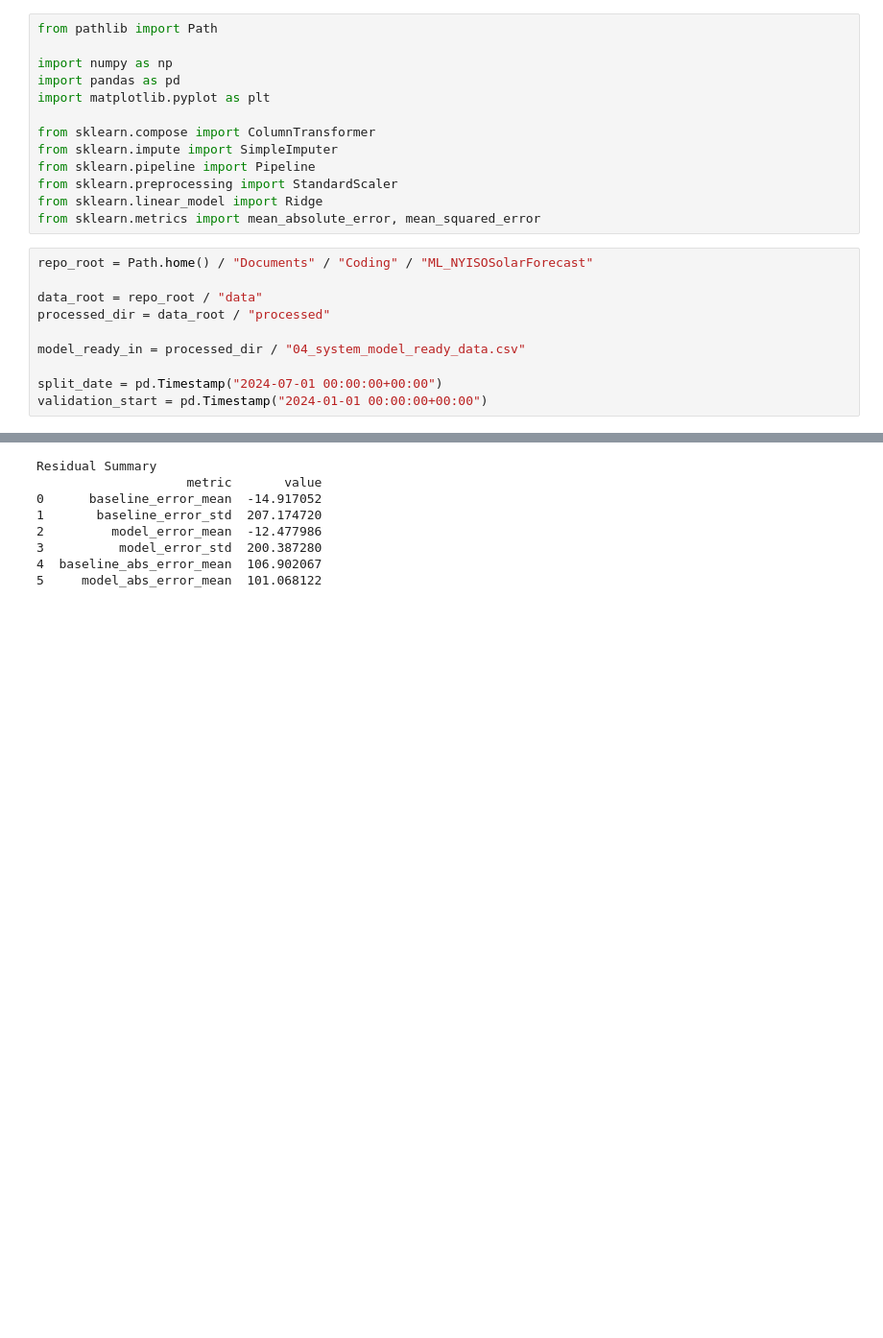
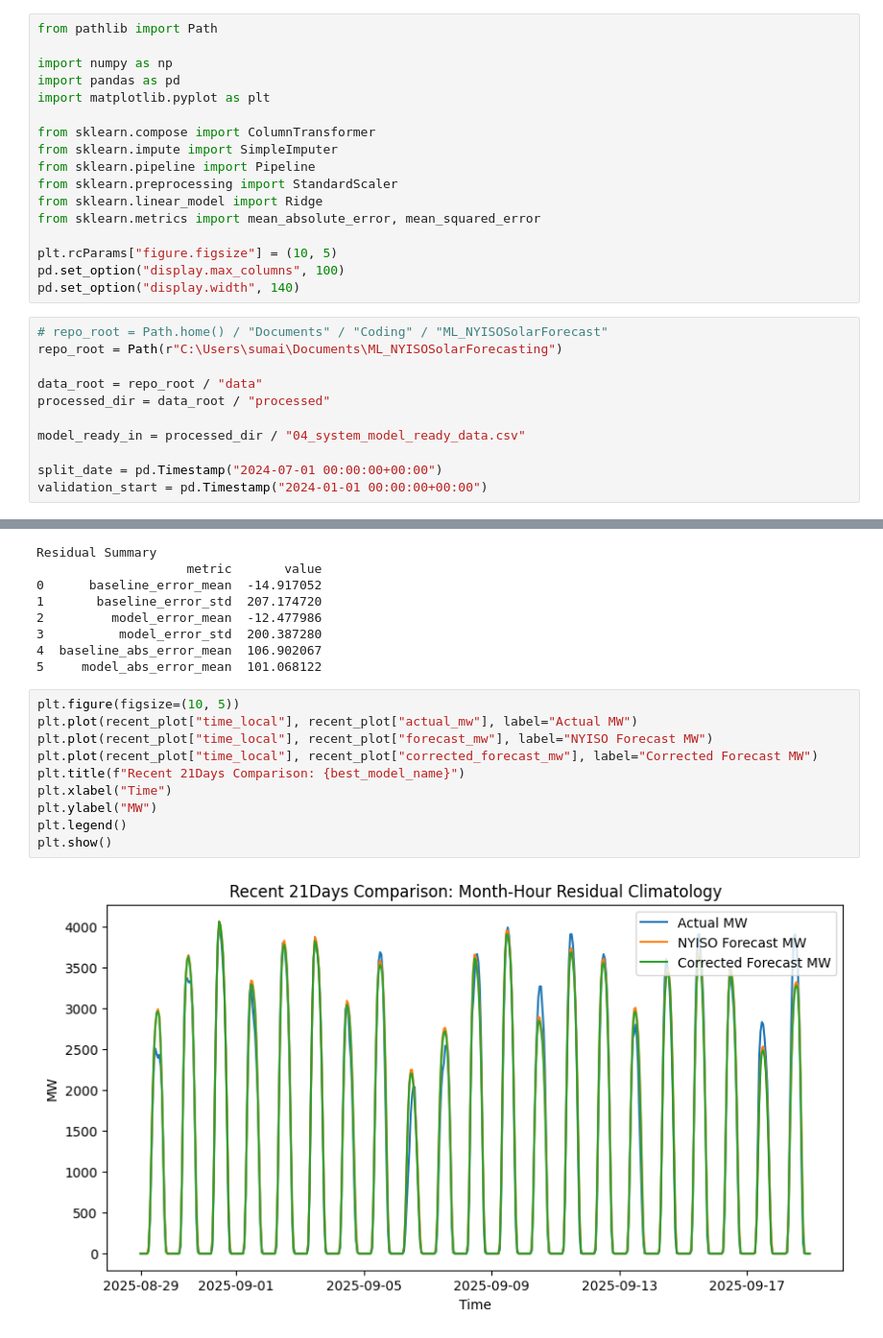
Before and after one commit to sumaitate/nyiso-solar-residual, a Jupyter notebook: notebooks/03_baseline_models.ipynb, the cells around one changed output, grey strips where cells are left out. Shown at 96% size. Drawn from its saved outputs; the diff is of its cells as text; blank space fills up the shorter version.

```diff
--- a/notebooks/03_baseline_models.ipynb
+++ b/notebooks/03_baseline_models.ipynb
@@ -15,8 +21,13 @@ from sklearn.pipeline import Pipeline
 from sklearn.preprocessing import StandardScaler
 from sklearn.linear_model import Ridge
 from sklearn.metrics import mean_absolute_error, mean_squared_error
+
+plt.rcParams["figure.figsize"] = (10, 5)
+pd.set_option("display.max_columns", 100)
+pd.set_option("display.width", 140)
 # %%
-repo_root = Path.home() / "Documents" / "Coding" / "ML_NYISOSolarForecast"
+# repo_root = Path.home() / "Documents" / "Coding" / "ML_NYISOSolarForecast"
+repo_root = Path(r"C:\Users\sumai\Documents\ML_NYISOSolarForecasting")
 
 data_root = repo_root / "data"
 processed_dir = data_root / "processed"
@@ -579,3 +596,15 @@ Residual Summary
 3          model_error_std  200.387280
 4  baseline_abs_error_mean  106.902067
 5     model_abs_error_mean  101.068122
+# %%
+plt.figure(figsize=(10, 5))
+plt.plot(recent_plot["time_local"], recent_plot["actual_mw"], label="Actual MW")
+plt.plot(recent_plot["time_local"], recent_plot["forecast_mw"], label="NYISO Forecast MW")
+plt.plot(recent_plot["time_local"], recent_plot["corrected_forecast_mw"], label="Corrected Forecast MW")
+plt.title(f"Recent 21Days Comparison: {best_model_name}")
+plt.xlabel("Time")
+plt.ylabel("MW")
+plt.legend()
+plt.show()
+# %% [output]
+[figure, added]
```
Also changed, not shown: parts of 18 cells of this notebook, 8 other files.
